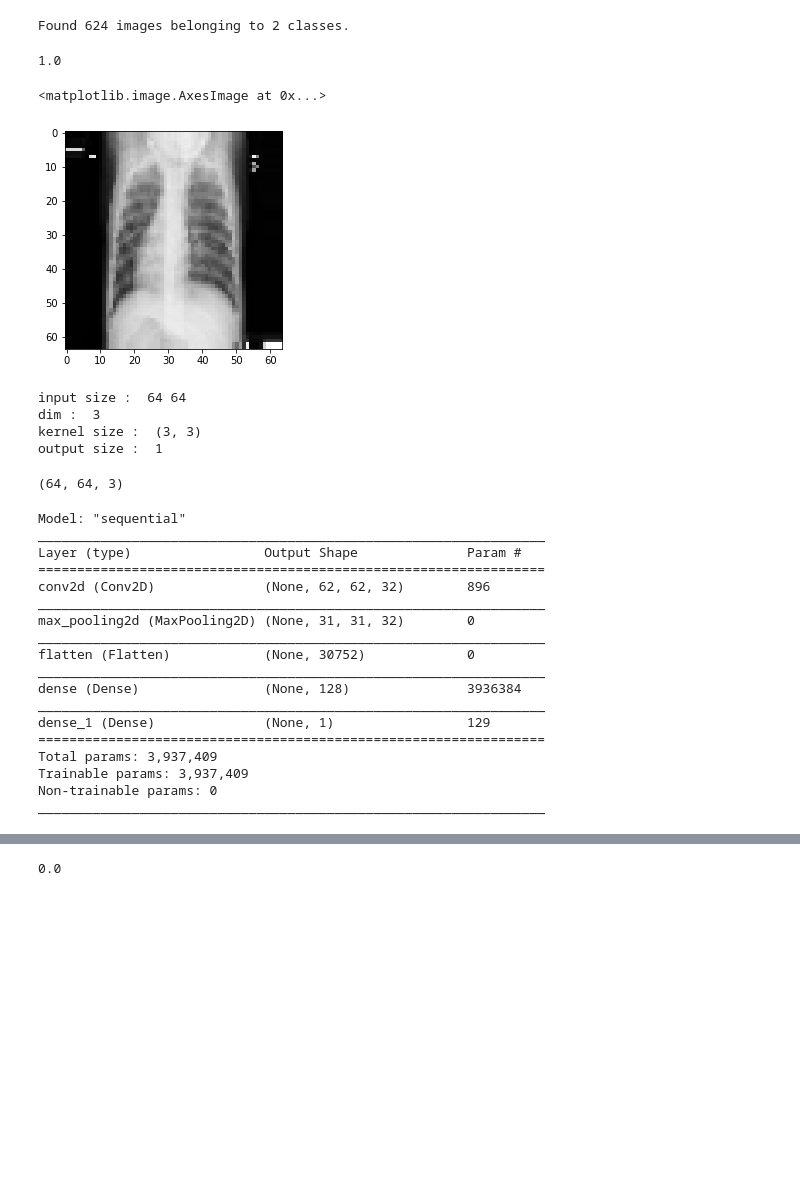
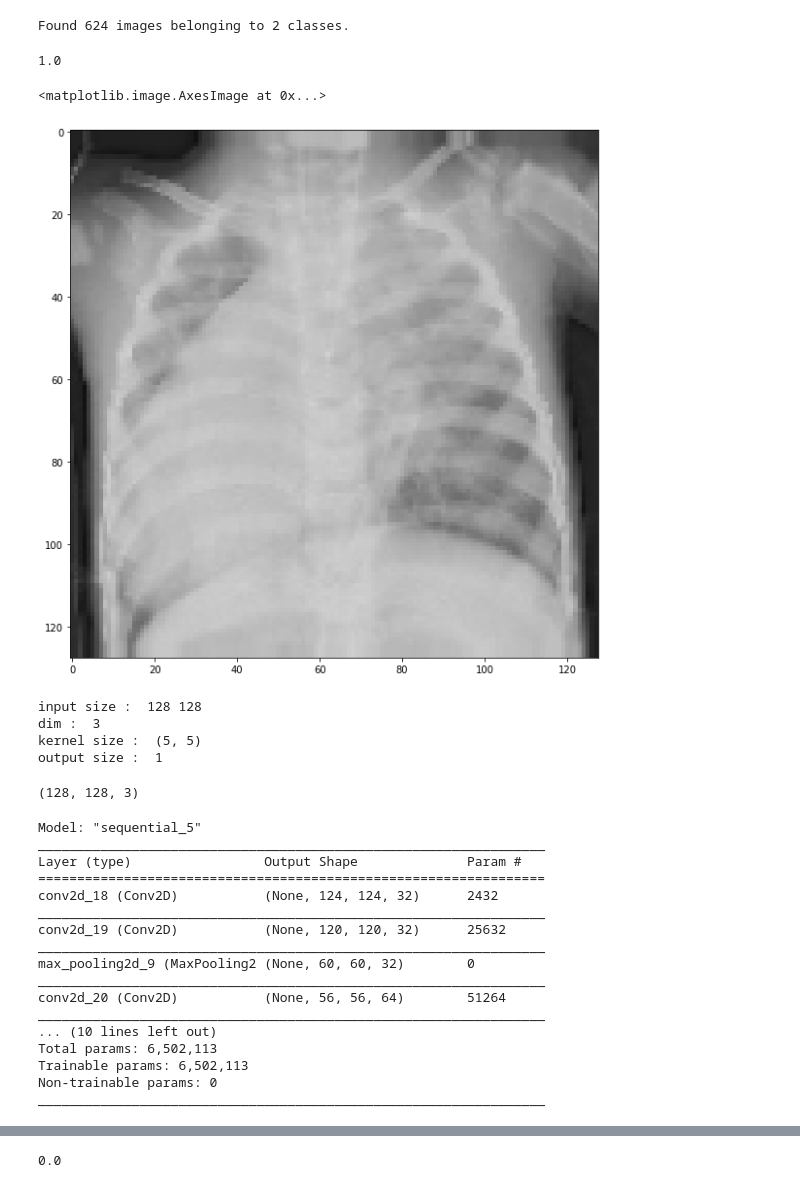
Before and after one commit to leersmathieu/pneumonia-detector, a Jupyter notebook: pneumonia_modeling.ipynb, the cells around one changed output, grey strips where cells are left out. Cells and saved outputs as stored; diff of their text form; code cells hidden in the pictures; blank space fills up the shorter version.

Commit message:
new model with 128x128 resize

```diff
--- a/pneumonia_modeling.ipynb
+++ b/pneumonia_modeling.ipynb
@@ -7,0 +10,11 @@ import matplotlib.pyplot as plt
+# %%
+# defines important variables ...
+
+from tensorflow.keras import layers, models
+print("Num GPUs Available: ", len(tf.config.list_physical_devices('GPU')))
+
+input_size_1 = 128
+input_size_2 = 128
+dim = 3
+kernel_size = (5, 5)
+output_size = len(categories)
@@ -47,15 +47,3 @@ type(img)
 img_rgb.shape
 # %% [output]
 (1858, 2090, 3)
-# %%
-from tensorflow.keras import layers, models
-print("Num GPUs Available: ", len(tf.config.list_physical_devices('GPU')))
-# with tf.device('/GPU:0'):
-
-input_size_1 = 64
-input_size_2 = 64
-dim = 3
-
-kernel_size = (3, 3)
-output_size = len(categories)
-print("Output size :", output_size)
@@ -100,12 +104,13 @@ Found 624 images belonging to 2 classes.
 # %%
 train_iter = iter(train_datagen)
 train = train_iter.next()
 print(train[1][0])
+plt.figure(figsize=(10,10))
 plt.imshow(train[0][0])
 # %% [output]
 1.0
 <matplotlib.image.AxesImage at 0x...>
-[figure, old version]
+[figure, new version]
 # %%
 print("input size : ",input_size_1, input_size_2)
 print("dim : ", dim)
@@ -113,9 +118,9 @@ print("kernel size : ", kernel_size)
 output_size = output_size - 1 # For sigmoid activation its betwteen 0 and 1
 print("output size : ", output_size)
 # %% [output]
-input size :  64 64
+input size :  128 128
 dim :  3
-kernel size :  (3, 3)
+kernel size :  (5, 5)
 output size :  1
 # %%
 def input_size_sequential(input_size_1, input_size_2, dim):
@@ -123,7 +128,7 @@ def input_size_sequential(input_size_1, input_size_2, dim):
 # %%
 input_size_sequential(input_size_1, input_size_2, dim)
 # %% [output]
-(64, 64, 3)
+(128, 128, 3)
 # %%
 # model = models.Sequential()
 
@@ -160,31 +165,35 @@ input_size_sequential(input_size_1, input_size_2, dim)
 model = models.Sequential()
 
 model.add(layers.Conv2D(32, kernel_size = kernel_size, activation='relu', input_shape=input_size_sequential(input_size_1, input_size_2, dim)))
+model.add(layers.Conv2D(32, kernel_size = kernel_size, activation='relu'))
+model.add(layers.MaxPooling2D(pool_size=(2, 2), padding='same'))
+
+model.add(layers.Conv2D(64, kernel_size = kernel_size, activation='relu'))
 model.add(layers.MaxPooling2D(pool_size=(2, 2), padding='same'))
 
 model.add(layers.Flatten()) # 2d to 1d
 
 model.add(layers.Dense(128, activation='relu'))
+model.add(layers.Dropout(0.3))
 model.add(layers.Dense(output_size, activation='sigmoid'))
 
 model.summary()
 # %% [output]
-Model: "sequential"
+Model: "sequential_5"
 _________________________________________________________________
 Layer (type)                 Output Shape              Param #
 =================================================================
-conv2d (Conv2D)              (None, 62, 62, 32)        896
+conv2d_18 (Conv2D)           (None, 124, 124, 32)      2432
 _________________________________________________________________
-max_pooling2d (MaxPooling2D) (None, 31, 31, 32)        0
+conv2d_19 (Conv2D)           (None, 120, 120, 32)      25632
 _________________________________________________________________
-flatten (Flatten)            (None, 30752)             0
+max_pooling2d_9 (MaxPooling2 (None, 60, 60, 32)        0
 _________________________________________________________________
-dense (Dense)                (None, 128)               3936384
+conv2d_20 (Conv2D)           (None, 56, 56, 64)        51264
 _________________________________________________________________
-dense_1 (Dense)              (None, 1)                 129
-=================================================================
-Total params: 3,937,409
-Trainable params: 3,937,409
+... (10 lines left out)
+Total params: 6,502,113
+Trainable params: 6,502,113
 Non-trainable params: 0
 _________________________________________________________________
 # %%
```
Also changed, not shown: parts of 18 cells of this notebook, 5 other files.
